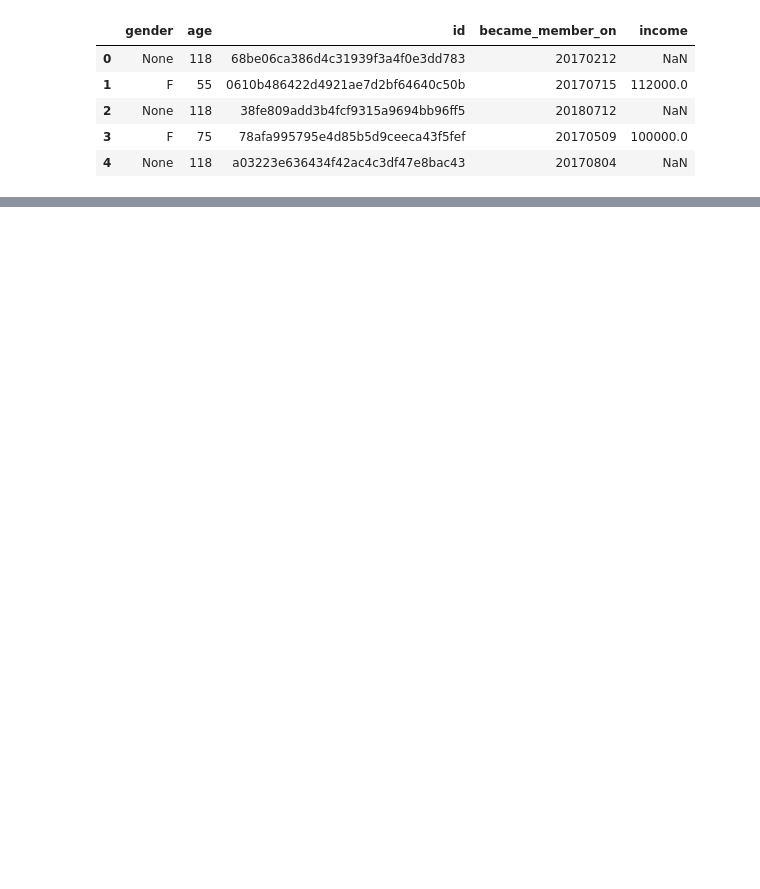
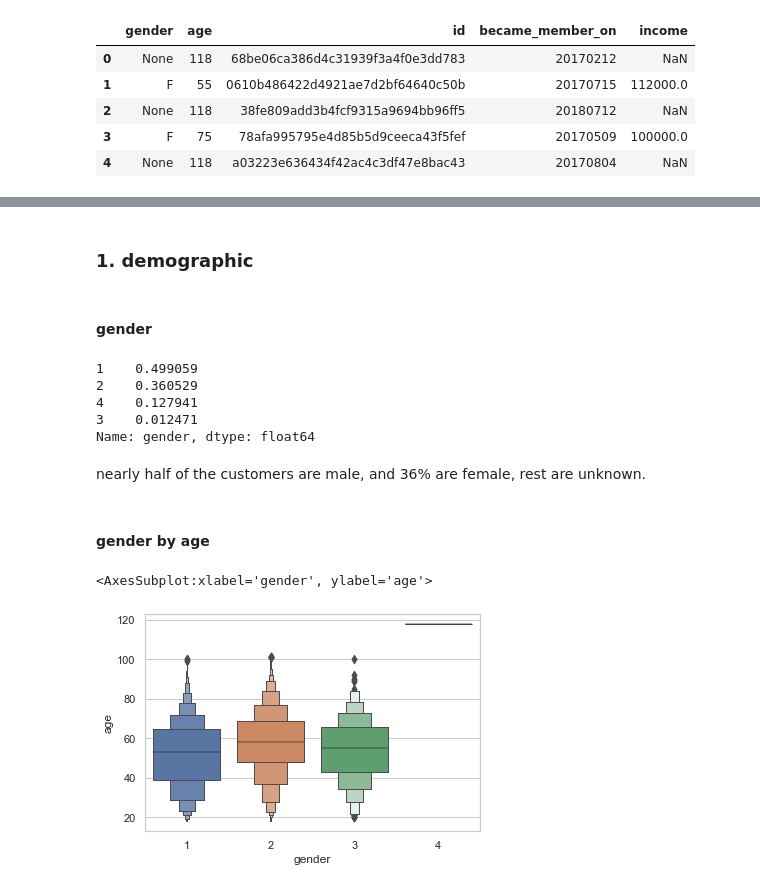
Before and after one commit to anqi-guo/udacity-MLND, a Jupyter notebook: project3_customer_segmentation/Starbucks_Capstone_notebook.ipynb, the cells around one changed output, grey strips where cells are left out. Cells and saved outputs as stored; diff of their text form; code cells hidden in the pictures; blank space fills up the shorter version.

```diff
--- a/project3_customer_segmentation/Starbucks_Capstone_notebook.ipynb
+++ b/project3_customer_segmentation/Starbucks_Capstone_notebook.ipynb
@@ -86,0 +772,2 @@ array([  0,   6,  12,  18,  24,  30,  36,  42,  48,  54,  60,  66,  72,
+# %%
+hr_group = pd.concat([hrs_rv, hrs_rc], axis=1)
@@ -86,0 +776,3 @@ array([  0,   6,  12,  18,  24,  30,  36,  42,  48,  54,  60,  66,  72,
+# %%
+reward_group = pd.concat([reward_receive_amt,reward_view_amt,reward_complete_amt,
+                        reward_complete_receive_pct,reward_complete_view_pct], axis=1)
@@ -86,0 +888,2 @@ array([  0,   6,  12,  18,  24,  30,  36,  42,  48,  54,  60,  66,  72,
+# %%
+created_df = pd.concat([cnt_group,pct_group,hr_group,reward_group,trans_group], axis=1)
@@ -86,0 +903,2 @@ array([  0,   6,  12,  18,  24,  30,  36,  42,  48,  54,  60,  66,  72,
+# %%
+final_df = created_df.join(profile.set_index('member_id'), how='left')
@@ -86,0 +917,21 @@ array([  0,   6,  12,  18,  24,  30,  36,  42,  48,  54,  60,  66,  72,
+# %% [markdown]
+### 1. demographic
+# %% [markdown]
+####  gender
+# %%
+final_df['gender'].value_counts(normalize=True, dropna=False)
+# %% [output]
+1    0.499059
+2    0.360529
+4    0.127941
+3    0.012471
+Name: gender, dtype: float64
+# %% [markdown]
+nearly half of the customers are male, and 36% are female, rest are unknown.
+# %% [markdown]
+#### gender by age
+# %%
+sns.boxenplot(data=final_df, y="age", x="gender")
+# %% [output]
+<AxesSubplot:xlabel='gender', ylabel='age'>
+[figure, added]
```
Also changed, not shown: parts of 203 cells of this notebook, 3 other files.
